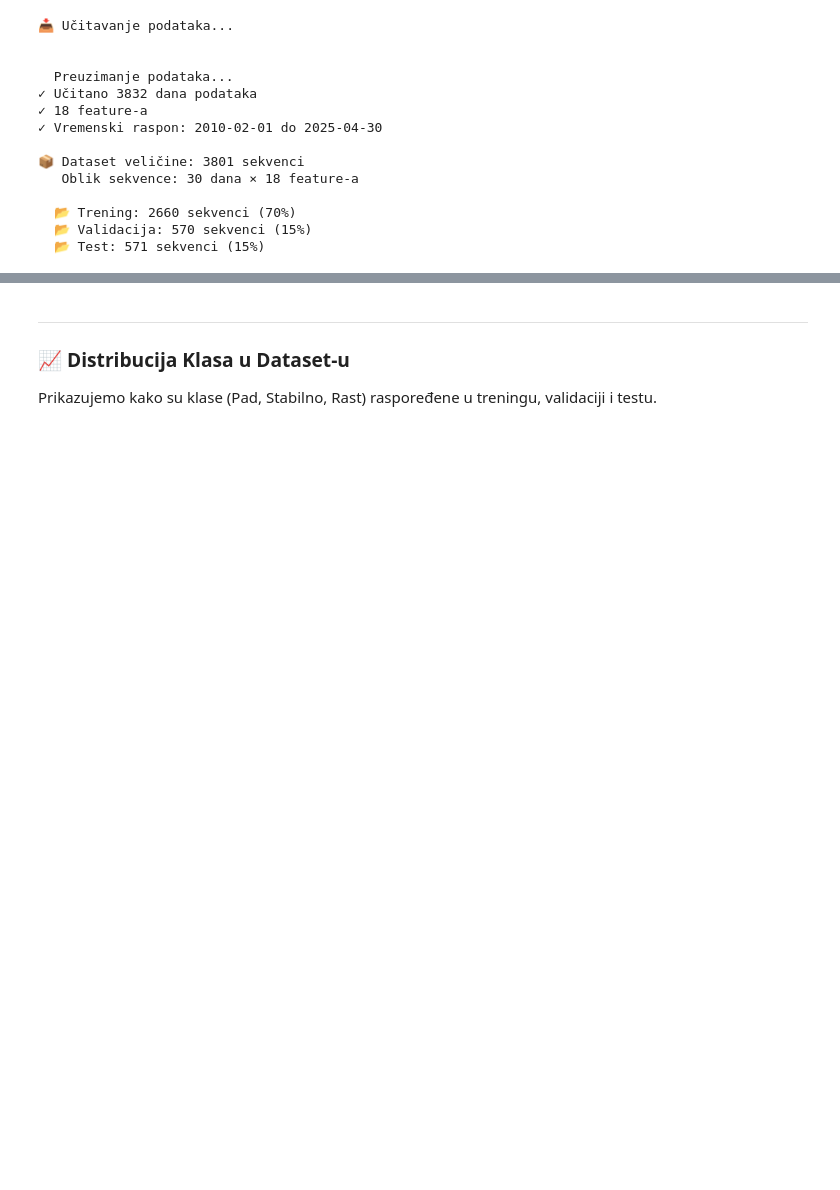
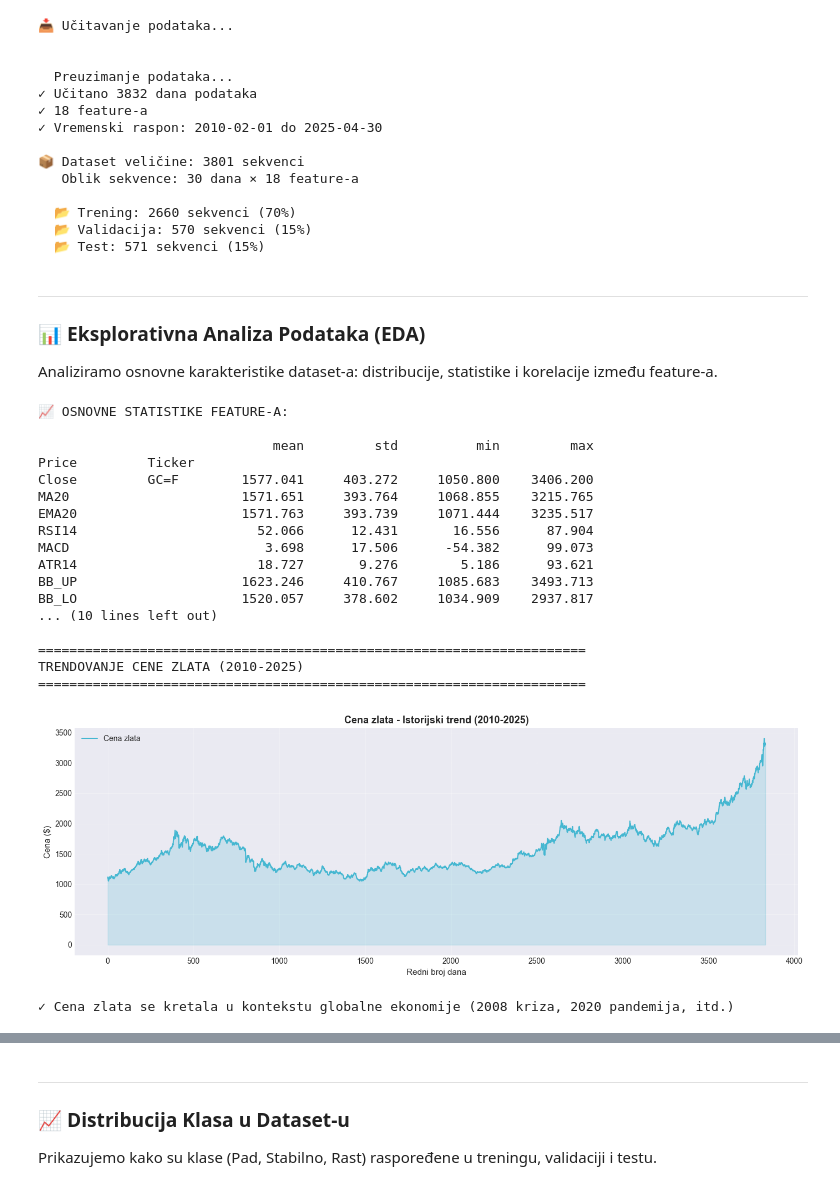
Before and after one commit to AleksandarSekulic1/e2-siap-2025, a Jupyter notebook: Project/Trading_Bot_Analysis.ipynb, the cells around one changed output, grey strips where cells are left out. Drawn from its saved outputs; the diff is of its cells as text; code cells hidden in the pictures; blank space fills up the shorter version.

```diff
--- a/Project/Trading_Bot_Analysis.ipynb
+++ b/Project/Trading_Bot_Analysis.ipynb
@@ -112,3 +139,55 @@ print(f"  📂 Test: {len(X_test)} sekvenci (15%)")
   📂 Trening: 2660 sekvenci (70%)
   📂 Validacija: 570 sekvenci (15%)
   📂 Test: 571 sekvenci (15%)
+# %% [markdown]
+---
+
+### 📊 Eksplorativna Analiza Podataka (EDA)
+
+Analiziramo osnovne karakteristike dataset-a: distribucije, statistike i korelacije između feature-a.
+# %%
+# Osnovne statistike feature-a
+print("📈 OSNOVNE STATISTIKE FEATURE-A:\n")
+stats_df = df_feat[FEATURES].describe().T[['mean', 'std', 'min', 'max']]
+stats_df = stats_df.round(3)
+print(stats_df)
+
+# Timeline plot - cena zlata kroz vreme
+print("\n" + "="*70)
+print("TRENDOVANJE CENE ZLATA (2010-2025)")
+print("="*70)
+
+fig, ax = plt.subplots(figsize=(14, 5))
+close_data = df_feat['Close'].values.flatten() if hasattr(df_feat['Close'], 'values') else df_feat['Close']
+x_range = range(len(close_data))
+ax.plot(x_range, close_data, linewidth=1.5, color='#45b7d1', label='Cena zlata')
+ax.fill_between(x_range, close_data, alpha=0.2, color='#45b7d1')
+ax.set_title('Cena zlata - Istorijski trend (2010-2025)', fontsize=13, fontweight='bold')
+ax.set_xlabel('Redni broj dana', fontsize=11)
+ax.set_ylabel('Cena ($)', fontsize=11)
+ax.grid(alpha=0.3)
+ax.legend(fontsize=10)
+plt.tight_layout()
+plt.show()
+
+print("✓ Cena zlata se kretala u kontekstu globalne ekonomije (2008 kriza, 2020 pandemija, itd.)")
+# %% [output]
+📈 OSNOVNE STATISTIKE FEATURE-A:
+
+                              mean         std          min         max
+Price         Ticker
+Close         GC=F        1577.041     403.272     1050.800    3406.200
+MA20                      1571.651     393.764     1068.855    3215.765
+EMA20                     1571.763     393.739     1071.444    3235.517
+RSI14                       52.066      12.431       16.556      87.904
+MACD                         3.698      17.506      -54.382      99.073
+ATR14                       18.727       9.276        5.186      93.621
+BB_UP                     1623.246     410.767     1085.683    3493.713
+BB_LO                     1520.057     378.602     1034.909    2937.817
+... (10 lines left out)
+
+======================================================================
+TRENDOVANJE CENE ZLATA (2010-2025)
+======================================================================
+[figure, added]
+✓ Cena zlata se kretala u kontekstu globalne ekonomije (2008 kriza, 2020 pandemija, itd.)
```
Also changed, not shown: parts of 6 cells of this notebook, 4 other files.
